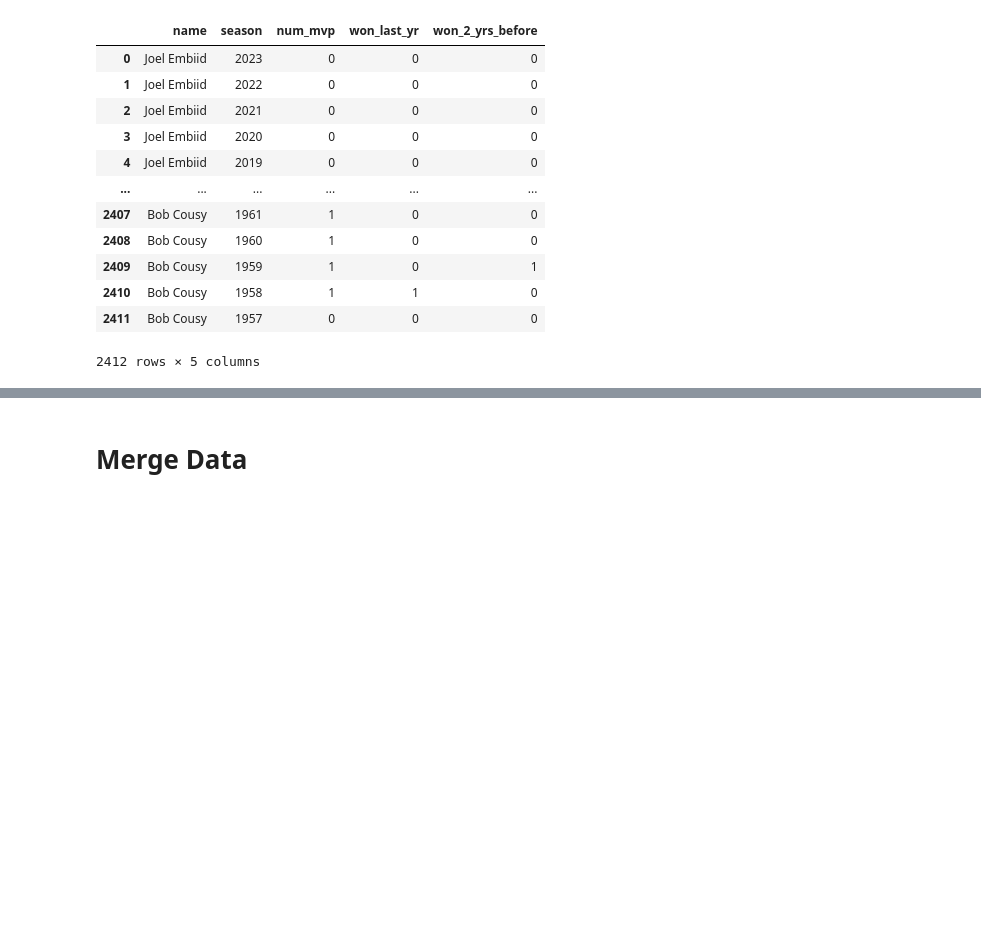
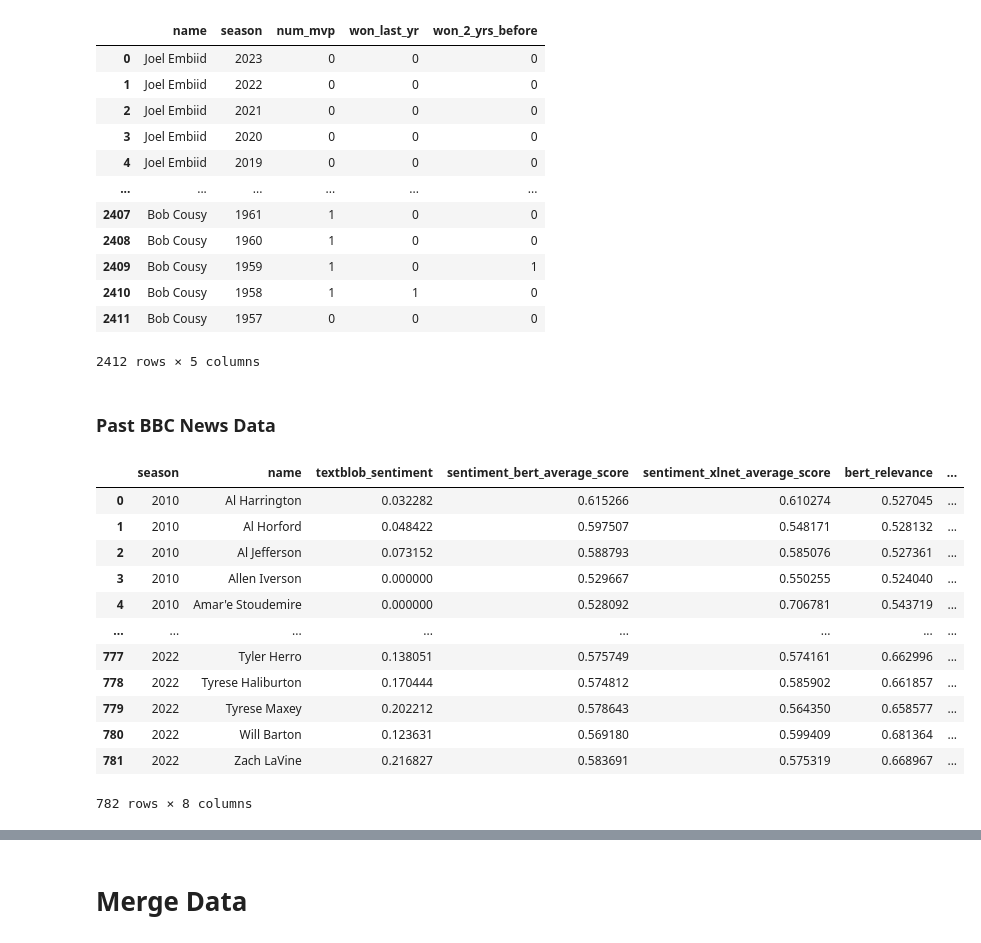
Before and after one commit to tz1211/DS105L-Project-404-Not-Found, a Jupyter notebook: Code/final_data_cleaning.ipynb, the cells around one changed output, grey strips where cells are left out. Saved outputs shown, nothing was run; the diff lists cells and outputs as text; code cells hidden in the pictures; blank space fills up the shorter version.

```diff
--- a/Code/final_data_cleaning.ipynb
+++ b/Code/final_data_cleaning.ipynb
@@ -130,3 +130,23 @@ df_mvp_count
 | 2410 | Bob Cousy | 1958 | 1 | 1 | 0 |
 | 2411 | Bob Cousy | 1957 | 0 | 0 | 0 |
 2412 rows × 5 columns
+# %% [markdown]
+### Past BBC News Data
+# %%
+df_bbc = pd.read_csv("../Data/bbc_data.csv")
+df_bbc.drop("Unnamed: 0", axis = 1, inplace = True)
+df_bbc
+# %% [output]
+|  | season | name | textblob_sentiment | sentiment_bert_average_score | sentiment_xlnet_average_score | bert_relevance | ... |
+| 0 | 2010 | Al Harrington | 0.032282 | 0.615266 | 0.610274 | 0.527045 | ... |
+| 1 | 2010 | Al Horford | 0.048422 | 0.597507 | 0.548171 | 0.528132 | ... |
+| 2 | 2010 | Al Jefferson | 0.073152 | 0.588793 | 0.585076 | 0.527361 | ... |
+| 3 | 2010 | Allen Iverson | 0.000000 | 0.529667 | 0.550255 | 0.524040 | ... |
+| 4 | 2010 | Amar'e Stoudemire | 0.000000 | 0.528092 | 0.706781 | 0.543719 | ... |
+| ... | ... | ... | ... | ... | ... | ... | ... |
+| 777 | 2022 | Tyler Herro | 0.138051 | 0.575749 | 0.574161 | 0.662996 | ... |
+| 778 | 2022 | Tyrese Haliburton | 0.170444 | 0.574812 | 0.585902 | 0.661857 | ... |
+| 779 | 2022 | Tyrese Maxey | 0.202212 | 0.578643 | 0.564350 | 0.658577 | ... |
+| 780 | 2022 | Will Barton | 0.123631 | 0.569180 | 0.599409 | 0.681364 | ... |
+| 781 | 2022 | Zach LaVine | 0.216827 | 0.583691 | 0.575319 | 0.668967 | ... |
+782 rows × 8 columns
```
Also changed, not shown: parts of 10 cells of this notebook.
